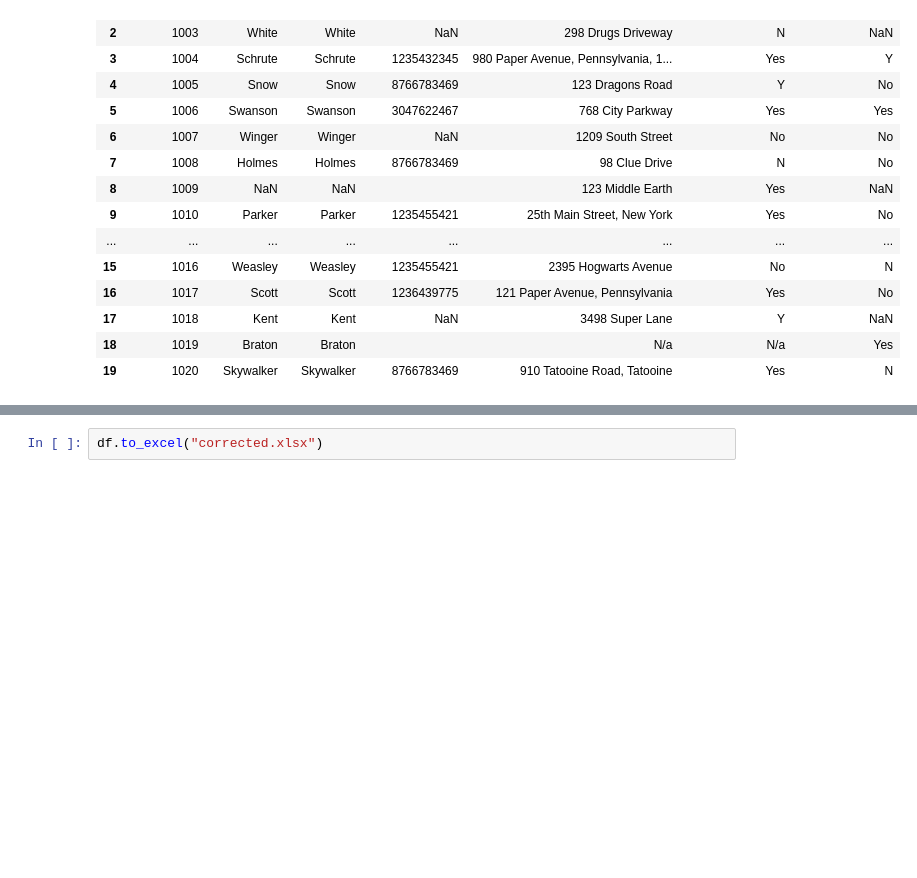
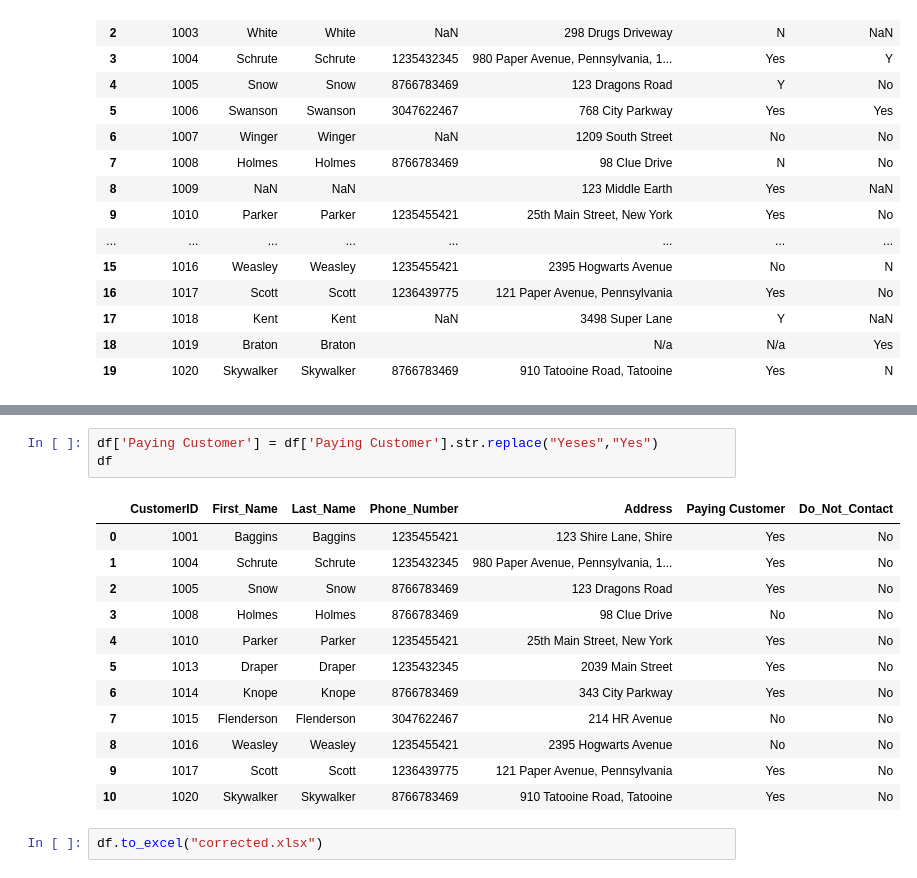
Before and after one commit to ojhatrilo/StudentPractice, a Jupyter notebook: Cleaning the data/data_cleaning.ipynb, the cells around one changed output, grey strips where cells are left out. Drawn from its saved outputs; the diff is of its cells as text; blank space fills up the shorter version.

```diff
--- a/Cleaning the data/data_cleaning.ipynb
+++ b/Cleaning the data/data_cleaning.ipynb
@@ -425,2 +397,18 @@ df
+# %%
+df['Paying Customer'] = df['Paying Customer'].str.replace("Yeses","Yes")
+df
+# %% [output]
+|  | CustomerID | First_Name | Last_Name | Phone_Number | Address | Paying Customer | Do_Not_Contact |
+| 0 | 1001 | Baggins | Baggins | 1235455421 | 123 Shire Lane, Shire | Yes | No |
+| 1 | 1004 | Schrute | Schrute | 1235432345 | 980 Paper Avenue, Pennsylvania, 1... | Yes | No |
+| 2 | 1005 | Snow | Snow | 8766783469 | 123 Dragons Road | Yes | No |
+| 3 | 1008 | Holmes | Holmes | 8766783469 | 98 Clue Drive | No | No |
+| 4 | 1010 | Parker | Parker | 1235455421 | 25th Main Street, New York | Yes | No |
+| 5 | 1013 | Draper | Draper | 1235432345 | 2039 Main Street | Yes | No |
+| 6 | 1014 | Knope | Knope | 8766783469 | 343 City Parkway | Yes | No |
+| 7 | 1015 | Flenderson | Flenderson | 3047622467 | 214 HR Avenue | No | No |
+| 8 | 1016 | Weasley | Weasley | 1235455421 | 2395 Hogwarts Avenue | No | No |
+| 9 | 1017 | Scott | Scott | 1236439775 | 121 Paper Avenue, Pennsylvania | Yes | No |
+| 10 | 1020 | Skywalker | Skywalker | 8766783469 | 910 Tatooine Road, Tatooine | Yes | No |
 # %%
 df.to_excel("corrected.xlsx")
```
Also changed, not shown: parts of 11 cells of this notebook, 8 other files.
